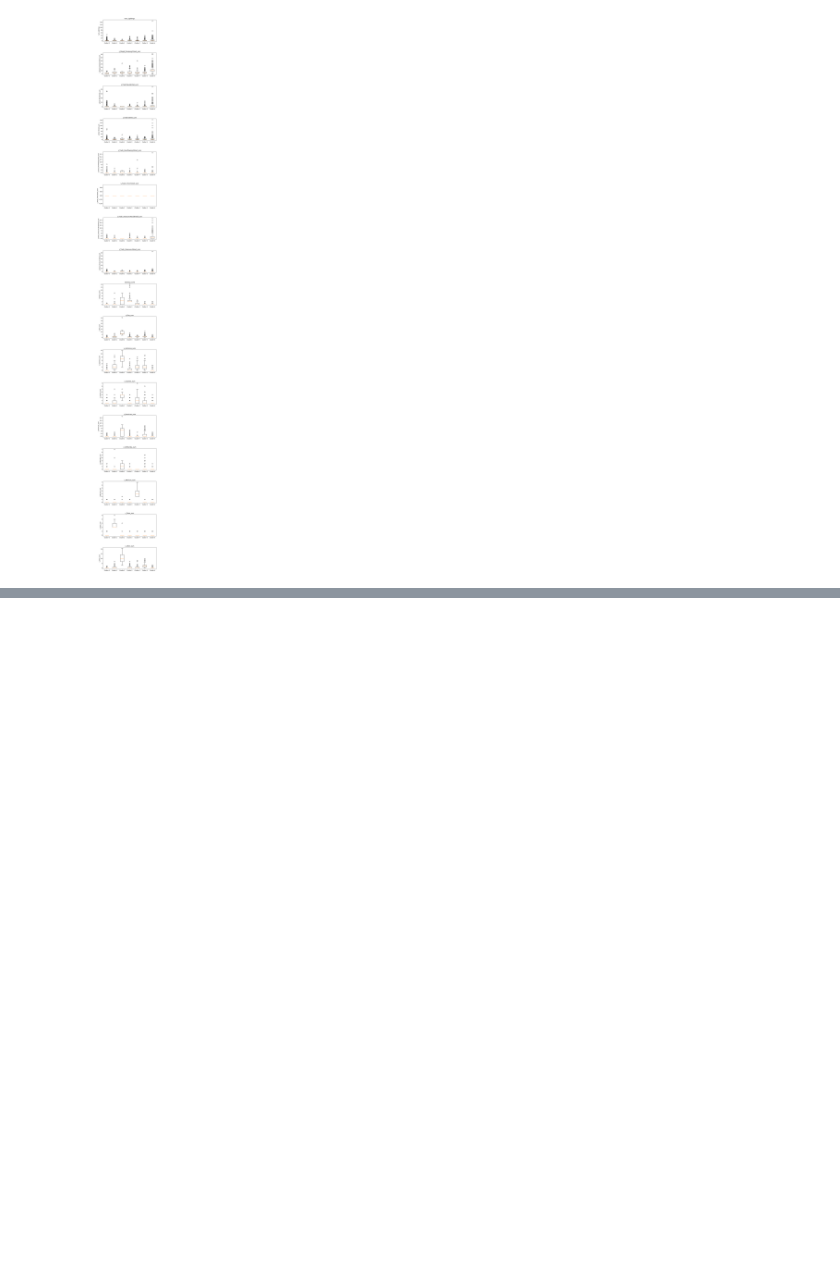
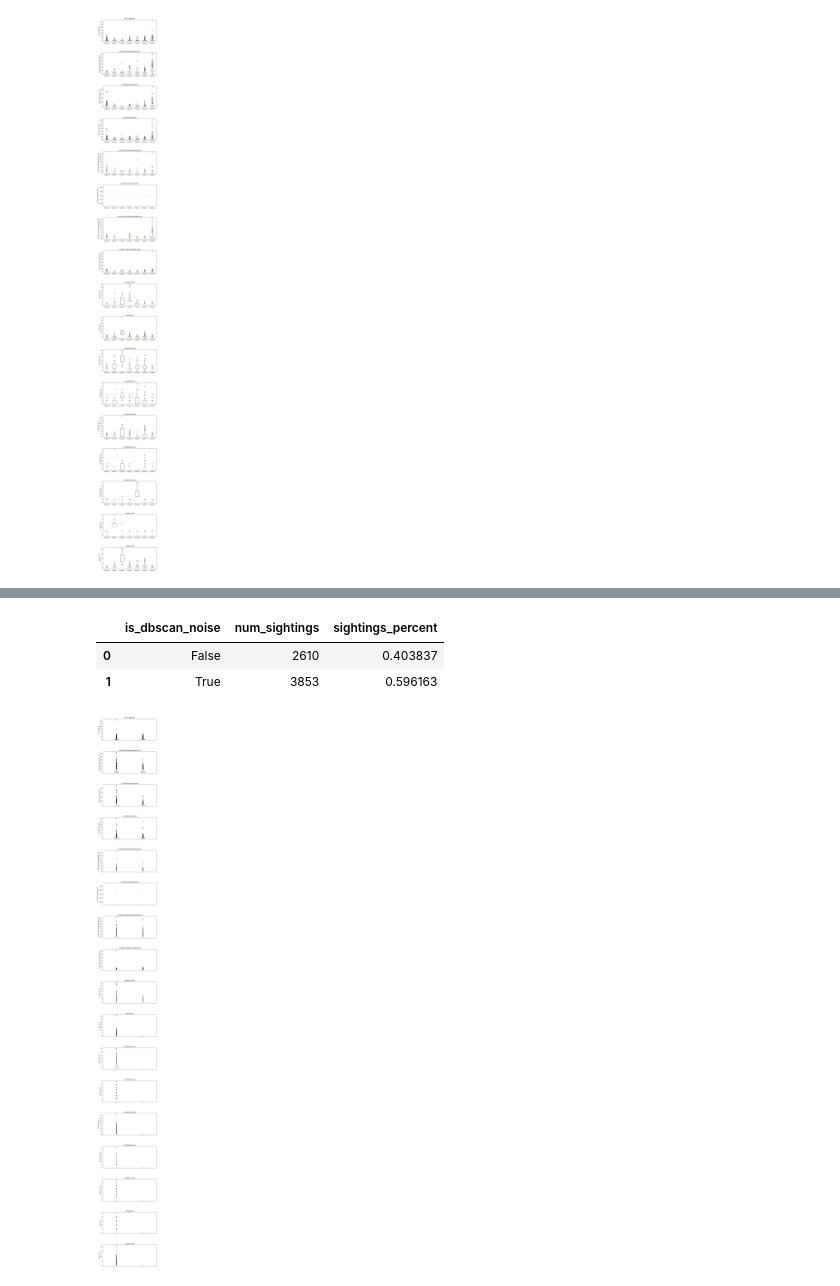
Before and after one commit to Subarashiihibi/nyc_rodent, a Jupyter notebook: Scripts/9-Cluster-Analysis.ipynb, the cells around one changed output, grey strips where cells are left out. Drawn from its saved outputs; the diff is of its cells as text; code cells hidden in the pictures; blank space fills up the shorter version.

```diff
--- a/Scripts/9-Cluster-Analysis.ipynb
+++ b/Scripts/9-Cluster-Analysis.ipynb
@@ -226,2 +411,36 @@ rodents_gdf.plot(column='dbscan_clusters', cmap='rainbow', categorical=True, fig
+# %%
+rodents_gdf['is_dbscan_noise'] = rodents_gdf.apply(lambda x: True if x['dbscan_clusters']<0 else False, axis=1)
+dbscan_noise_df = rodents_gdf.groupby(['is_dbscan_noise'])['num_sightings'].count().reset_index()
+total_sightings = dbscan_noise_df.num_sightings.sum()
+dbscan_noise_df['sightings_percent'] = dbscan_noise_df['num_sightings'] / total_sightings
+dbscan_noise_df
+# %% [output]
+|  | is_dbscan_noise | num_sightings | sightings_percent |
+| 0 | False | 2610 | 0.403837 |
+| 1 | True | 3853 | 0.596163 |
+# %%
+# Set up subplots for each variable
+fig, axs = plt.subplots(nrows=len(highest_corr_fields), figsize=(8, 5*len(highest_corr_fields)))
+plt.subplots_adjust(hspace=0.5)
+
+# Loop over variables and create box and whisker plot for each
+for i, col in enumerate(highest_corr_fields):
+    # Create a list of dataframes for each cluster
+    group_dfs = []
+    group = [True, False]
+    for group in group:
+        group_df = rodents_gdf[rodents_gdf['is_dbscan_noise'] == group]
+        group_dfs.append(group_df)
+
+    # Plot box and whisker for each cluster
+    axs[i].boxplot([df[col] for df in group_dfs])
+    cluster_labels = ['Cluster {}'.format(str(i)) for i in range(group)]
+    axs[i].set_xticklabels(cluster_labels)
+    axs[i].set_title(col)
+    axs[i].set_ylabel(col)
+
+plt.show()
+# %% [output]
+[figure, added]
 # %%
 # TODO Describe these clusters
```
Also changed, not shown: parts of 20 cells of this notebook, 1 other file.
